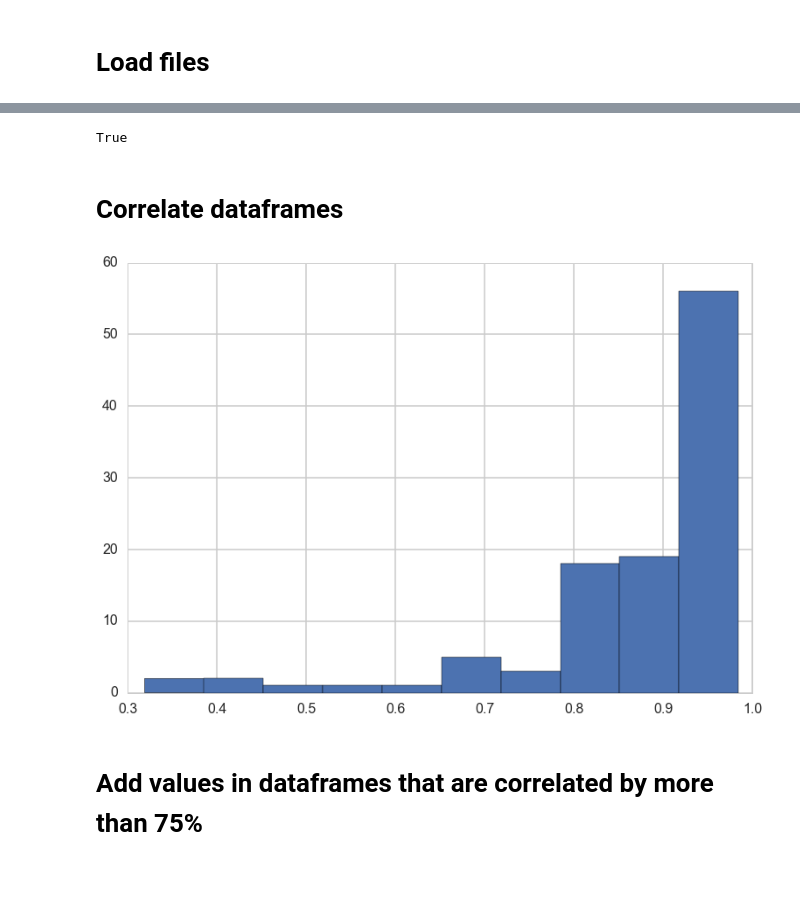
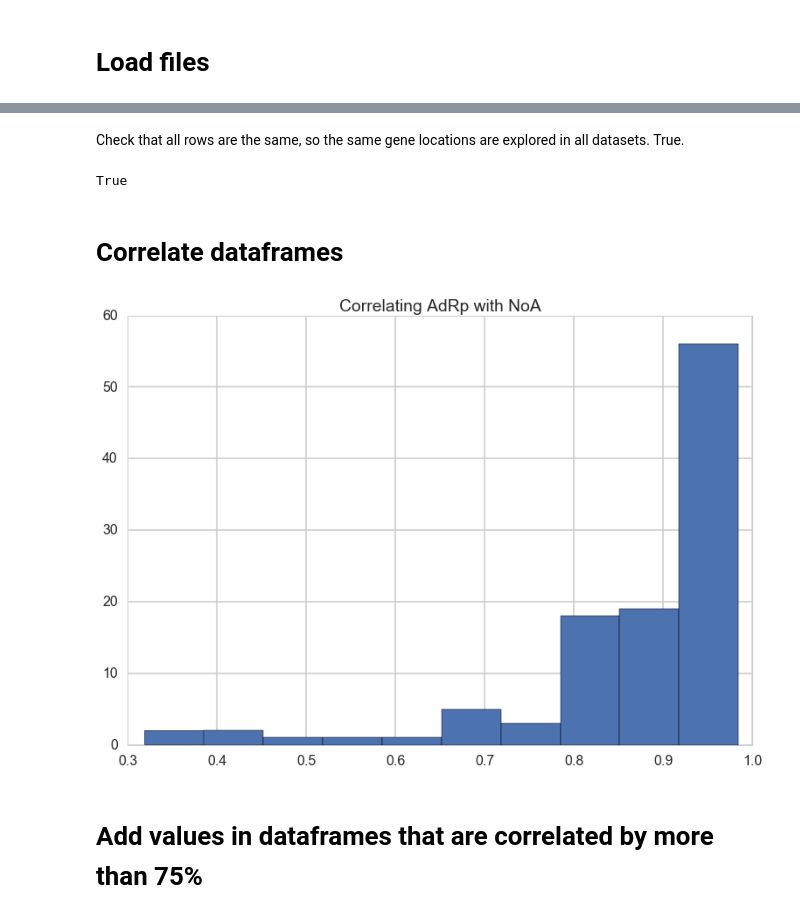
Before and after one commit to leandraking/SacktonProject, a Jupyter notebook: 20160308CleaningData.ipynb, the cells around one changed output, grey strips where cells are left out. Drawn from its saved outputs; the diff is of its cells as text; code cells hidden in the pictures; blank space fills up the shorter version.

Commit message:
Created different datasets for Tim so he could play with the data, as spelled out in 03/23 e-mail.  Check that all the rows from all the files were equal (see Locations csv created)

```diff
--- a/20160308CleaningData.ipynb
+++ b/20160308CleaningData.ipynb
@@ -42,4 +44,8 @@ NoA.columns=[ele[:-4] for ele in NoA.columns]
-# %%
-sum(AdRp.columns.values == NoA.columns.values) == len(AdRp.columns)
-# %% [output]
-True
+# %% [markdown]
+Check that all rows are the same, so the same gene locations are explored in all datasets.  True.
+# %%
+Locations = [pd.read_csv(fl, sep="\t", header=None, usecols=range(3)) for fl in glob.glob("../20160223_BamData/NoA/*")]
+print all([df1.equals(df2) for df1 in Locations for df2 in Locations])
+Locations=Locations[0]
+# %% [output]
+True
@@ -48,8 +56,9 @@ True
 # %%
 AdRp_NoA_correls = AdRp.corrwith(NoA)
 _=plt.hist(AdRp_NoA_correls)
+_=plt.title("Correlating AdRp with NoA")
 # %% [output]
-[figure, old version]
+[figure, new version]
 # %% [markdown]
 # Add values in dataframes that are correlated by more than 75%
 # %%
```
Also changed, not shown: parts of 6 cells of this notebook.
